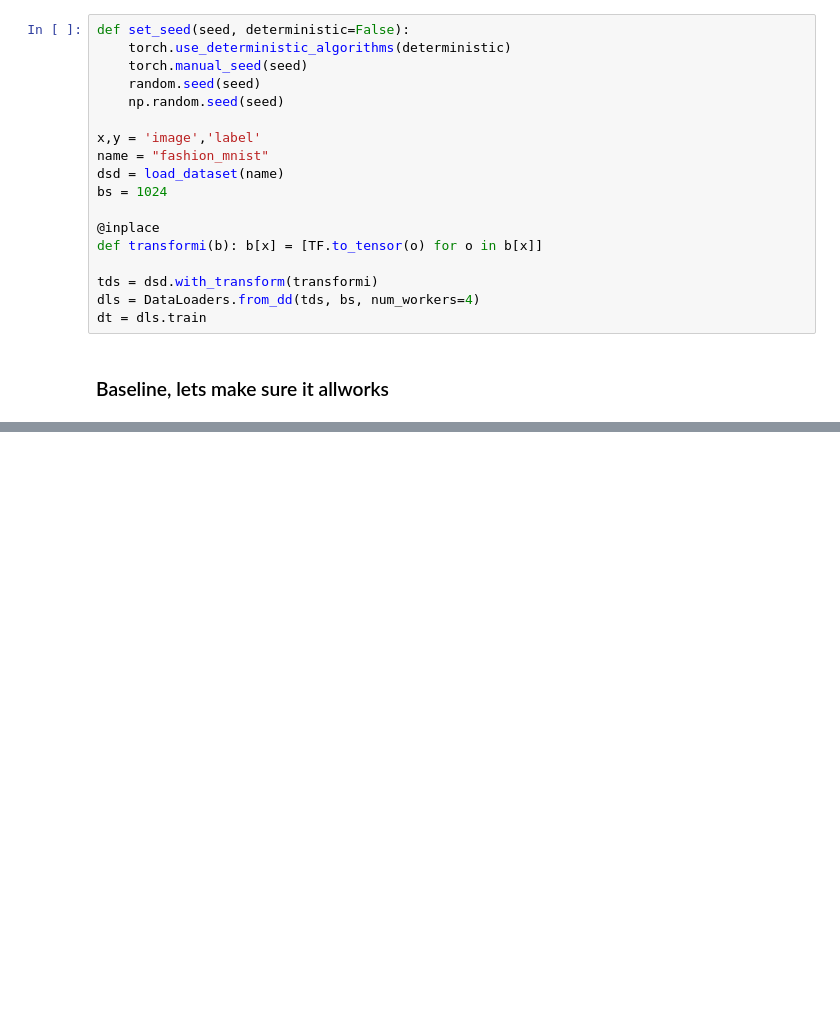
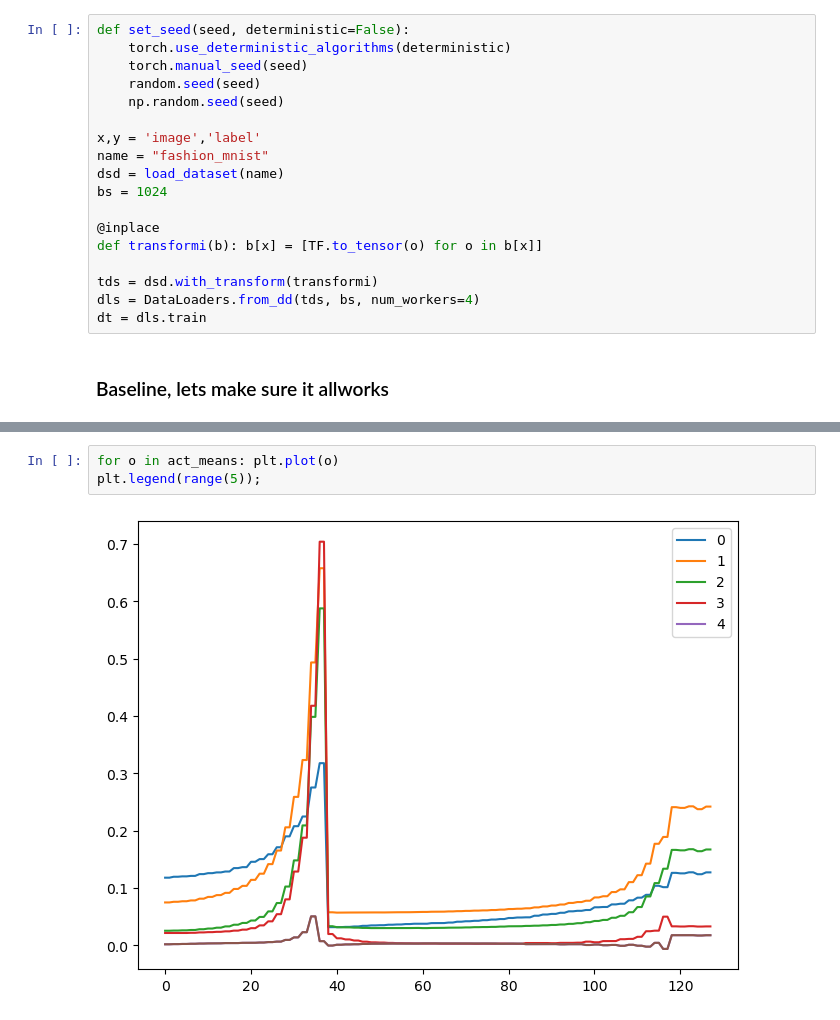
Before and after one commit to DrEntropy/pdl, a Jupyter notebook: lesson16.ipynb, the cells around one changed output, grey strips where cells are left out. Cells and saved outputs as stored; diff of their text form; blank space fills up the shorter version.

```diff
--- a/lesson16.ipynb
+++ b/lesson16.ipynb
@@ -552,0 +592,5 @@ learn = fit(nn.Sequential(*cnn_layers()))
+# %%
+for o in act_means: plt.plot(o)
+plt.legend(range(5));
+# %% [output]
+[figure, added]
```
Also changed, not shown: parts of 27 cells of this notebook.
